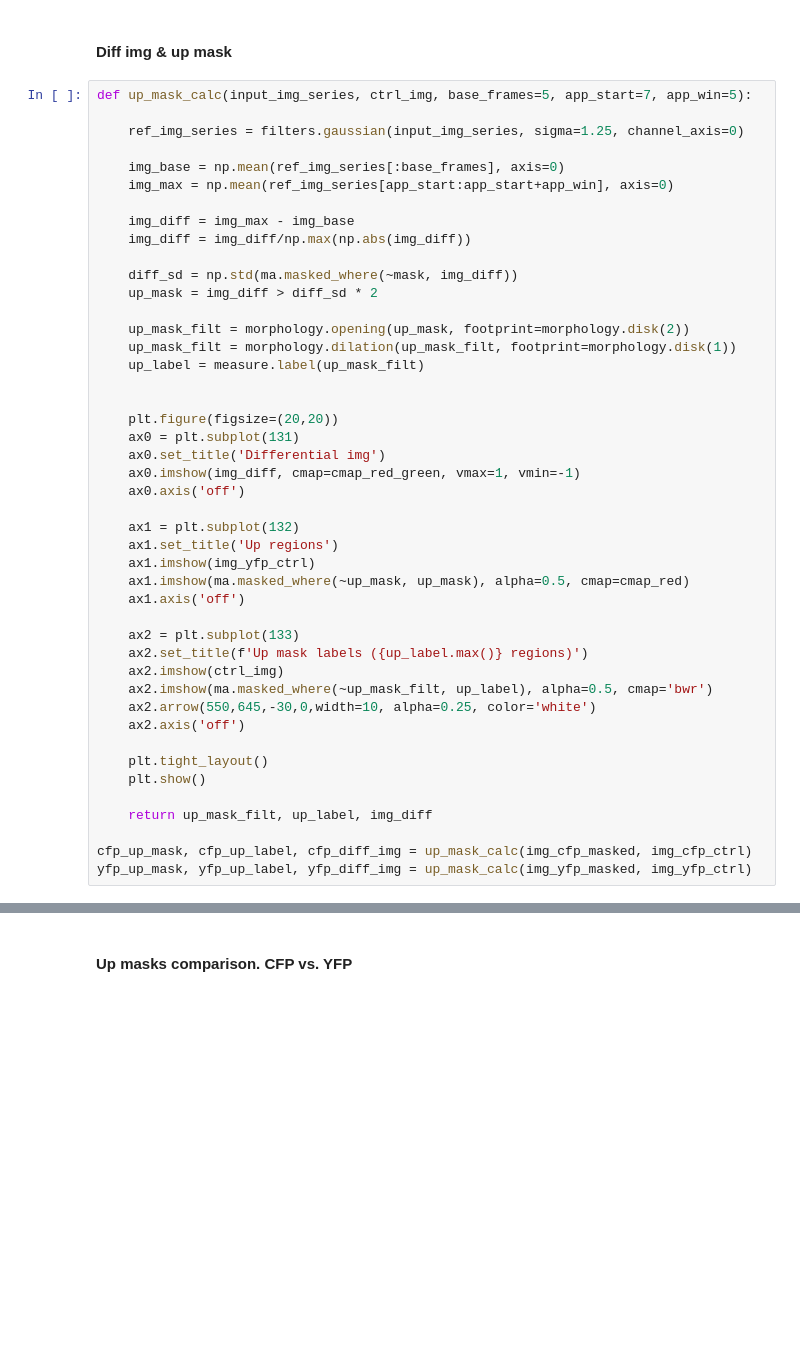
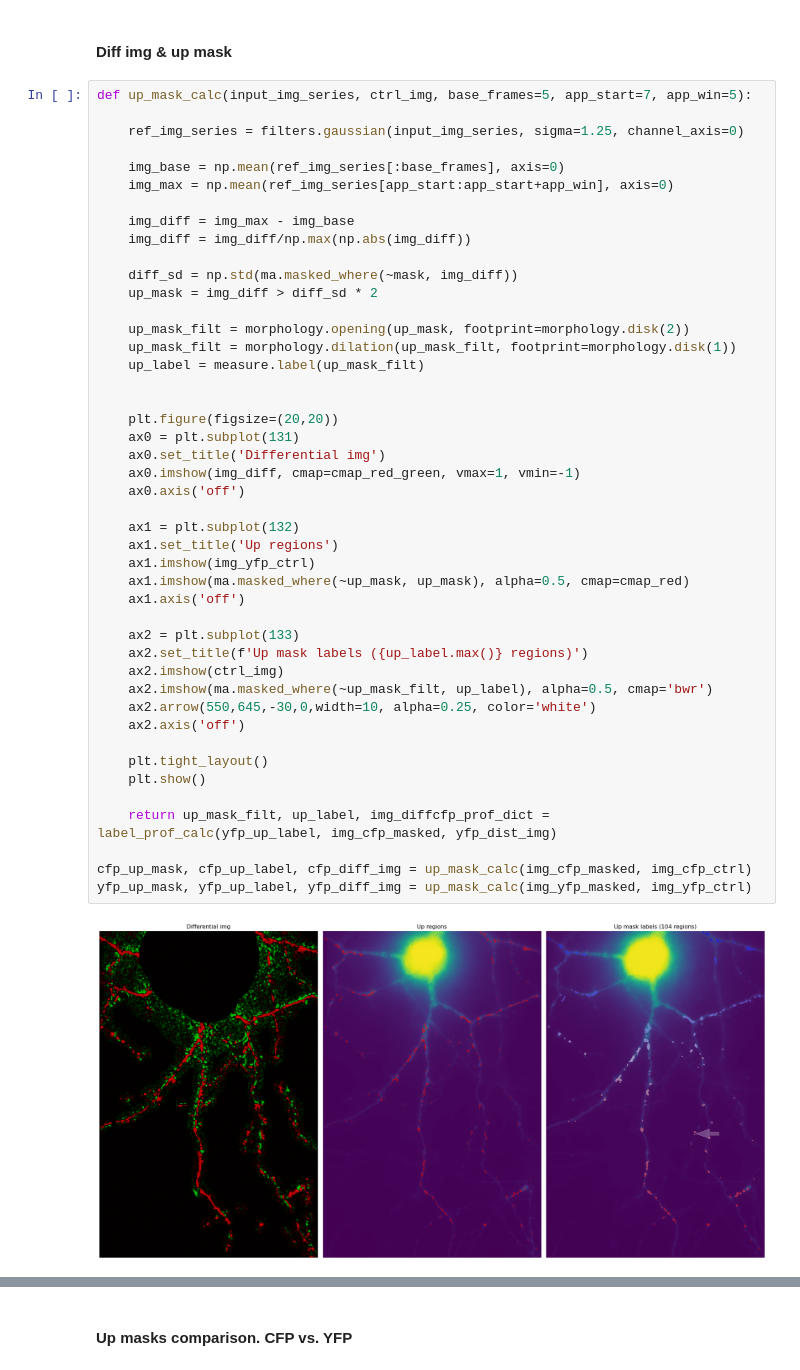
Before and after one commit to wisstock/LTData, a Jupyter notebook: cfp_yfp.ipynb, the cells around one changed output, grey strips where cells are left out. Saved outputs shown, nothing was run; the diff lists cells and outputs as text; blank space fills up the shorter version.

```diff
--- a/cfp_yfp.ipynb
+++ b/cfp_yfp.ipynb
@@ -324,31 +331,33 @@ def up_mask_calc(input_img_series, ctrl_img, base_frames=5, app_start=7, app_win
     up_mask_filt = morphology.opening(up_mask, footprint=morphology.disk(2))
     up_mask_filt = morphology.dilation(up_mask_filt, footprint=morphology.disk(1))
     up_label = measure.label(up_mask_filt)
 
 
     plt.figure(figsize=(20,20))
     ax0 = plt.subplot(131)
     ax0.set_title('Differential img')
     ax0.imshow(img_diff, cmap=cmap_red_green, vmax=1, vmin=-1)
     ax0.axis('off')
 
     ax1 = plt.subplot(132)
     ax1.set_title('Up regions')
     ax1.imshow(img_yfp_ctrl)
     ax1.imshow(ma.masked_where(~up_mask, up_mask), alpha=0.5, cmap=cmap_red)
     ax1.axis('off')
 
     ax2 = plt.subplot(133)
     ax2.set_title(f'Up mask labels ({up_label.max()} regions)')
     ax2.imshow(ctrl_img)
     ax2.imshow(ma.masked_where(~up_mask_filt, up_label), alpha=0.5, cmap='bwr')
     ax2.arrow(550,645,-30,0,width=10, alpha=0.25, color='white')
     ax2.axis('off')
 
     plt.tight_layout()
     plt.show()
 
-    return up_mask_filt, up_label, img_diff
+    return up_mask_filt, up_label, img_diffcfp_prof_dict = label_prof_calc(yfp_up_label, img_cfp_masked, yfp_dist_img)
 
 cfp_up_mask, cfp_up_label, cfp_diff_img = up_mask_calc(img_cfp_masked, img_cfp_ctrl)
 yfp_up_mask, yfp_up_label, yfp_diff_img = up_mask_calc(img_yfp_masked, img_yfp_ctrl)
+# %% [output]
+[figure, added]
```
Also changed, not shown: parts of 10 cells of this notebook.
